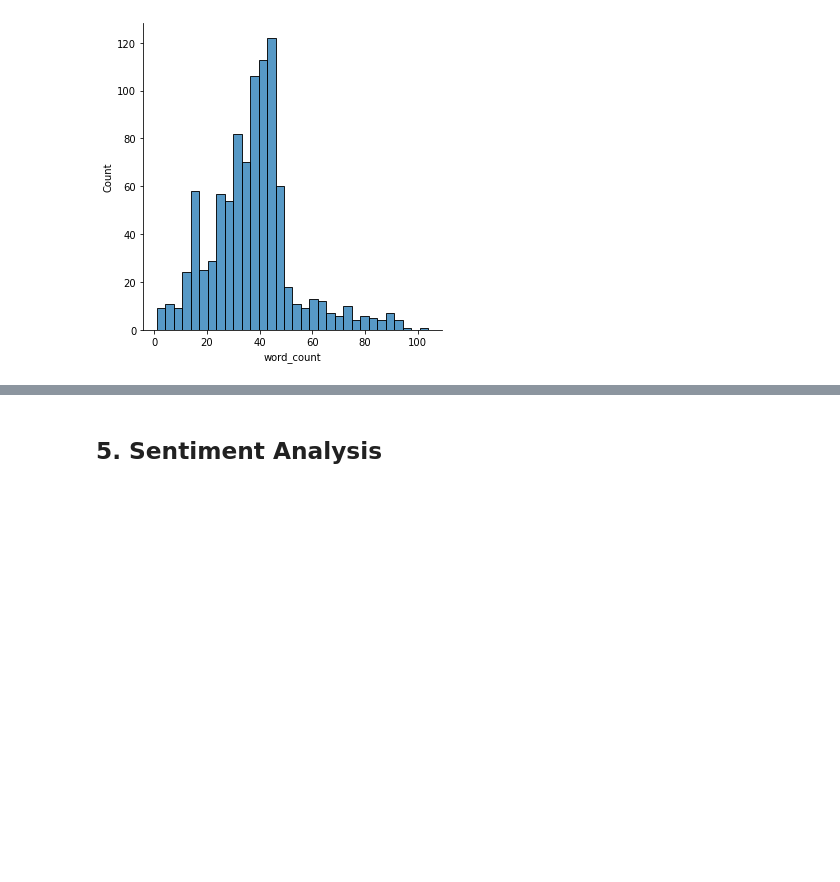
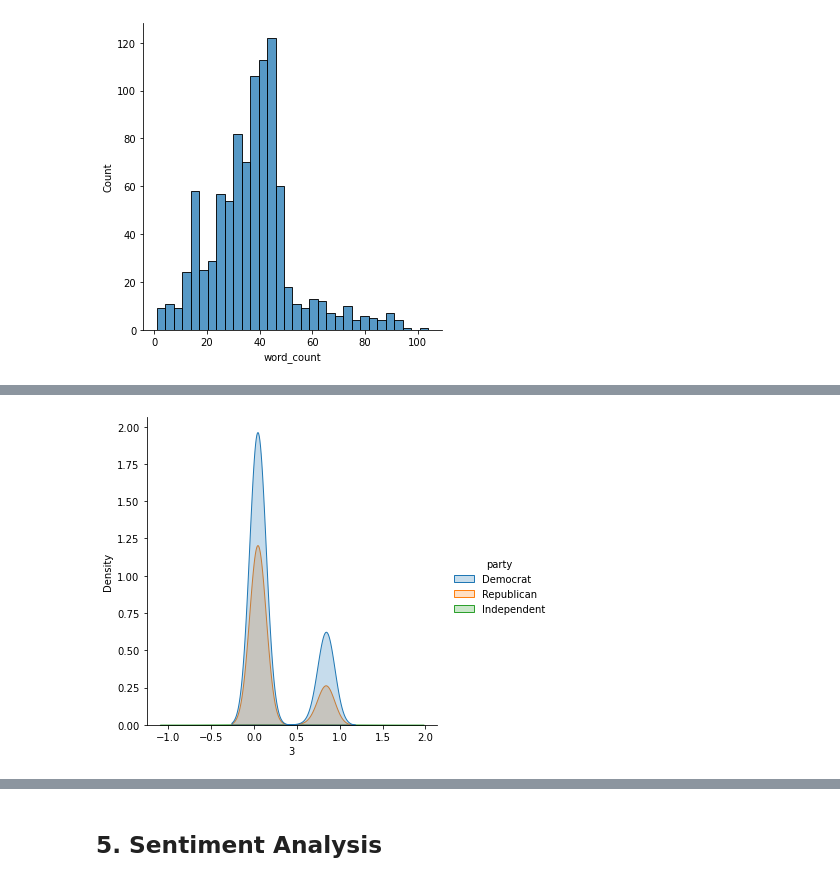
Before and after one commit to shrutibathia/project5, a Jupyter notebook: Project 5 Group 3.ipynb, the cells around one changed output, grey strips where cells are left out. Cells and saved outputs as stored; diff of their text form; code cells hidden in the pictures; blank space fills up the shorter version.

```diff
--- a/Project 5 Group 3.ipynb
+++ b/Project 5 Group 3.ipynb
@@ -168,0 +201,9 @@ plt.show()
+# %%
+X = congress_tweets['text_deEmojify']
+tf = TfidfVectorizer(tokenizer = rem_punc_stop)
+
+tfidf_matrix =  tf.fit_transform(X)
+dense_matrix = tfidf_matrix.todense()
+# %%
+lda = LatentDirichletAllocation(n_components=5, max_iter=20, random_state=0)
+lda = lda.fit(dense_matrix)
@@ -168,0 +235,3 @@ plt.show()
+# %%
+topic_dist = lda.transform(tfidf_matrix)
+topic_dist
@@ -168,0 +246,4 @@ plt.show()
+# %%
+topic_dist_df = pd.DataFrame(topic_dist)
+df_w_topics = topic_dist_df.join(congress_tweets.reset_index())
+df_w_topics.head()
@@ -168,0 +280,5 @@ plt.show()
+# %%
+sns.displot(df_w_topics, x=df_w_topics[3], hue = "party", kind = 'kde', fill = 'true')
+plt.show()
+# %% [output]
+[figure, added]
```
Also changed, not shown: parts of 60 cells of this notebook, 1 other file.
